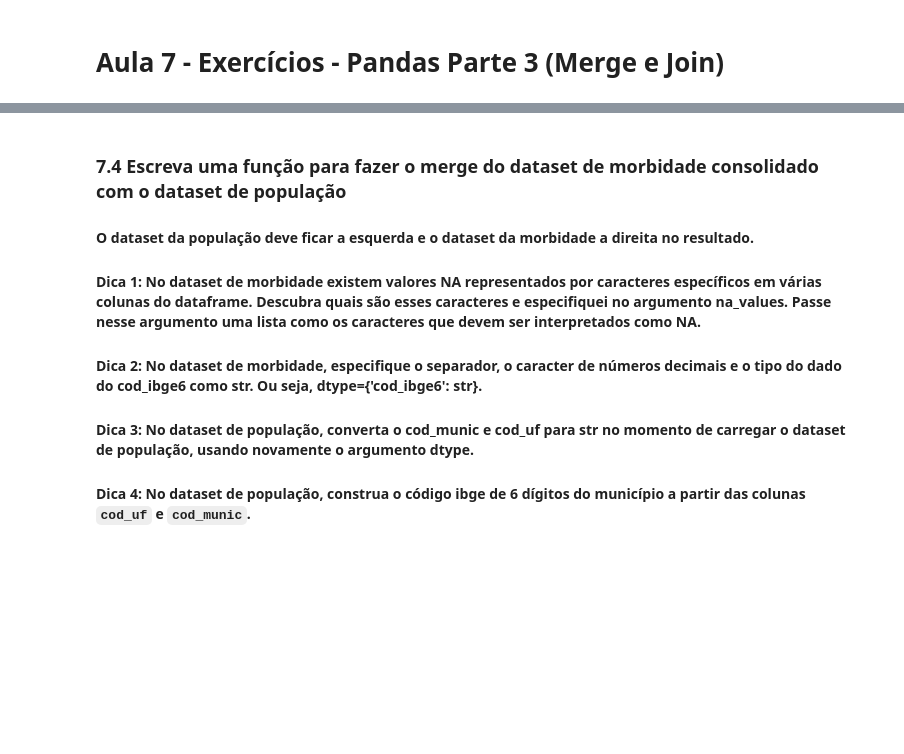
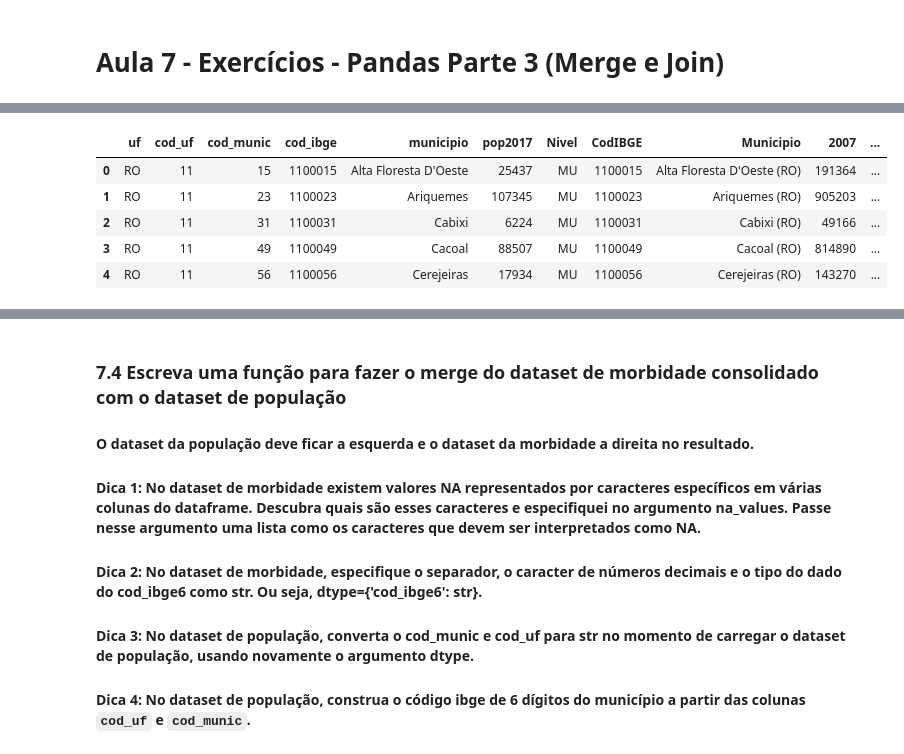
Before and after one commit to tadeugomes/mba_enap_python, a Jupyter notebook: Exercicios/Aula7_Exercicio.ipynb, the cells around one changed output, grey strips where cells are left out. Cells and saved outputs as stored; diff of their text form; code cells hidden in the pictures; blank space fills up the shorter version.

```diff
--- a/Exercicios/Aula7_Exercicio.ipynb
+++ b/Exercicios/Aula7_Exercicio.ipynb
@@ -24,0 +162,45 @@ validate(prompt71, "A7-E1")
+# %%
+# prompt: Escreva uma unica função Python utilizando pandas para carregar um arquivo Excel de uma URL passada como 1o argumento interpretando a coluna cod_ibge como string. Nomeie esse dataframe como df_pop. A função tem num segundo argumento o caminho de um arquivo Excel carregue o arquivo ignorando a última linha, forçando a coluna CodIBGE como string, e nomeando esse dataframe como df_pib. Faça um merge entre esses dois dataframes, considerando que a chave comum no df_pop se chama cod_ibge e no df_pib se chama CodIBGE. Calcule o pib percapita e armazene-o numa nova coluna do dataframe. O dado do pib de 2017 encontra-se na coluna '2017' e o dado da população encontra-se na coluna 'pop2017'. Faça um código para testar esta função passando 1o argumento a URL carregue os dados desse xlsx num pandas dataframe 'https://github.com/alexlopespereira/mba_enap/raw/refs/heads/main/data/originais/populacao/estimativa_dou_2017.xlsx' e como segundo argumento a url 'https://github.com/alexlopespereira/mba_enap/raw/main/data/originais/pib/pib_municipios.xlsx'.
+
+import pandas as pd
+
+def merge_dataframes(pop_url, pib_url):
+    """
+    Carrega dois dataframes de URLs de arquivos Excel, converte a coluna 'cod_ibge' para string,
+    e realiza um merge entre eles.
+
+    Args:
+        pop_url (str): URL do arquivo Excel com dados populacionais.
+        pib_url (str): URL do arquivo Excel com dados do PIB.
+
+    Returns:
+        pandas.DataFrame: Dataframe resultante do merge.
+    """
+    try:
+        df_pop = pd.read_excel(pop_url, dtype={'cod_ibge': str})
+        df_pib = pd.read_excel(pib_url, skipfooter=1, dtype={'CodIBGE': str})
+
+        df_merged = pd.merge(df_pop, df_pib, left_on='cod_ibge', right_on='CodIBGE')
+
+        # Calcula o PIB per capita
+        df_merged['pib_percapita'] = (df_merged['2017'] / df_merged['pop2017']).round(1)
+
+        return df_merged
+    except Exception as e:
+        print(f"Erro ao carregar ou mesclar os arquivos: {e}")
+        return None
+
+# Exemplo de uso:
+pop_url = 'https://github.com/alexlopespereira/mba_enap/raw/refs/heads/main/data/originais/populacao/estimativa_dou_2017.xlsx'
+pib_url = 'https://github.com/alexlopespereira/mba_enap/raw/main/data/originais/pib/pib_municipios.xlsx'
+
+df_merged = merge_dataframes(pop_url, pib_url)
+
+df_merged.head()
+# %% [output]
+|  | uf | cod_uf | cod_munic | cod_ibge | municipio | pop2017 | Nivel | CodIBGE | Municipio | 2007 | ... |
+| 0 | RO | 11 | 15 | 1100015 | Alta Floresta D'Oeste | 25437 | MU | 1100015 | Alta Floresta D'Oeste (RO) | 191364 | ... |
+| 1 | RO | 11 | 23 | 1100023 | Ariquemes | 107345 | MU | 1100023 | Ariquemes (RO) | 905203 | ... |
+| 2 | RO | 11 | 31 | 1100031 | Cabixi | 6224 | MU | 1100031 | Cabixi (RO) | 49166 | ... |
+| 3 | RO | 11 | 49 | 1100049 | Cacoal | 88507 | MU | 1100049 | Cacoal (RO) | 814890 | ... |
+| 4 | RO | 11 | 56 | 1100056 | Cerejeiras | 17934 | MU | 1100056 | Cerejeiras (RO) | 143270 | ... |
```
Also changed, not shown: parts of 21 cells of this notebook.
